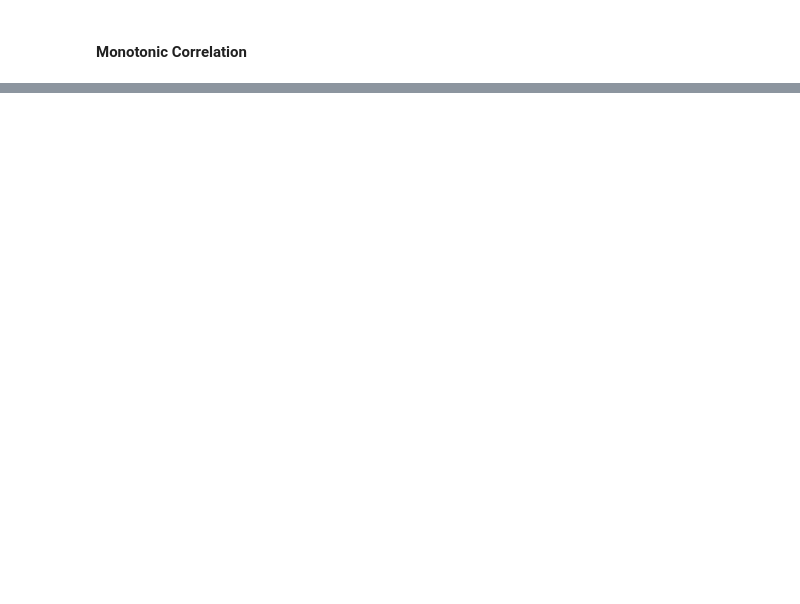
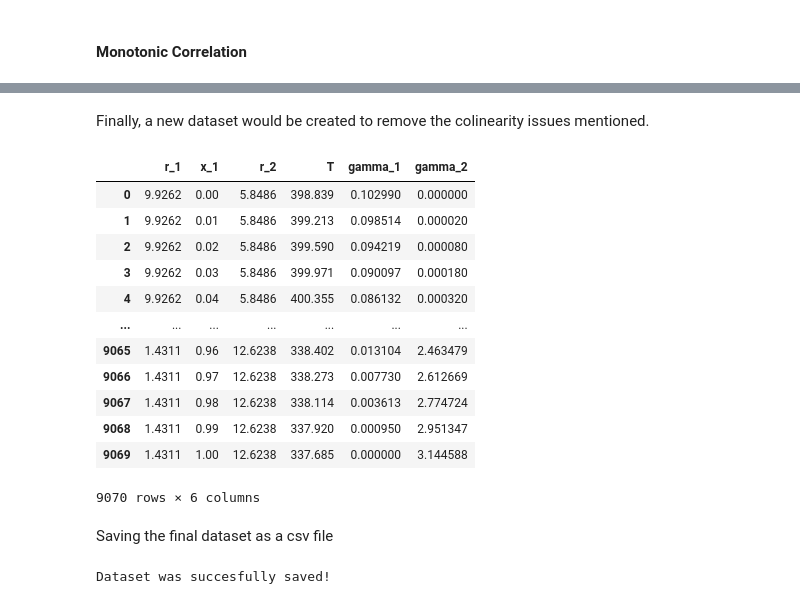
Before and after one commit to ThermoPhase-FCSRG/biofuels-sciml, a Jupyter notebook: notebooks/eda_systems.ipynb, the cells around one changed output, grey strips where cells are left out. Drawn from its saved outputs; the diff is of its cells as text; code cells hidden in the pictures; blank space fills up the shorter version.

```diff
--- a/notebooks/eda_systems.ipynb
+++ b/notebooks/eda_systems.ipynb
@@ -433,0 +440,29 @@ sns.heatmap(
+# %% [markdown]
+Finally, a new dataset would be created to remove the colinearity issues mentioned.
+# %%
+# Create final dataset
+training_dataset = df_all_data_points[["r_1", "x_1", "r_2", "T", "gamma_1", "gamma_2"]]
+
+training_dataset
+# %% [output]
+|  | r_1 | x_1 | r_2 | T | gamma_1 | gamma_2 |
+| 0 | 9.9262 | 0.00 | 5.8486 | 398.839 | 0.102990 | 0.000000 |
+| 1 | 9.9262 | 0.01 | 5.8486 | 399.213 | 0.098514 | 0.000020 |
+| 2 | 9.9262 | 0.02 | 5.8486 | 399.590 | 0.094219 | 0.000080 |
+| 3 | 9.9262 | 0.03 | 5.8486 | 399.971 | 0.090097 | 0.000180 |
+| 4 | 9.9262 | 0.04 | 5.8486 | 400.355 | 0.086132 | 0.000320 |
+| ... | ... | ... | ... | ... | ... | ... |
+| 9065 | 1.4311 | 0.96 | 12.6238 | 338.402 | 0.013104 | 2.463479 |
+| 9066 | 1.4311 | 0.97 | 12.6238 | 338.273 | 0.007730 | 2.612669 |
+| 9067 | 1.4311 | 0.98 | 12.6238 | 338.114 | 0.003613 | 2.774724 |
+| 9068 | 1.4311 | 0.99 | 12.6238 | 337.920 | 0.000950 | 2.951347 |
+| 9069 | 1.4311 | 1.00 | 12.6238 | 337.685 | 0.000000 | 3.144588 |
+9070 rows × 6 columns
+# %% [markdown]
+Saving the final dataset as a csv file
+# %%
+training_dataset.to_csv(DATA_PATH / "processed" / "toy_problem_training_dataset.csv", index=False)
+
+print("Dataset was succesfully saved!")
+# %% [output]
+Dataset was succesfully saved!
```
Also changed, not shown: parts of 21 cells of this notebook, 4 other files.
